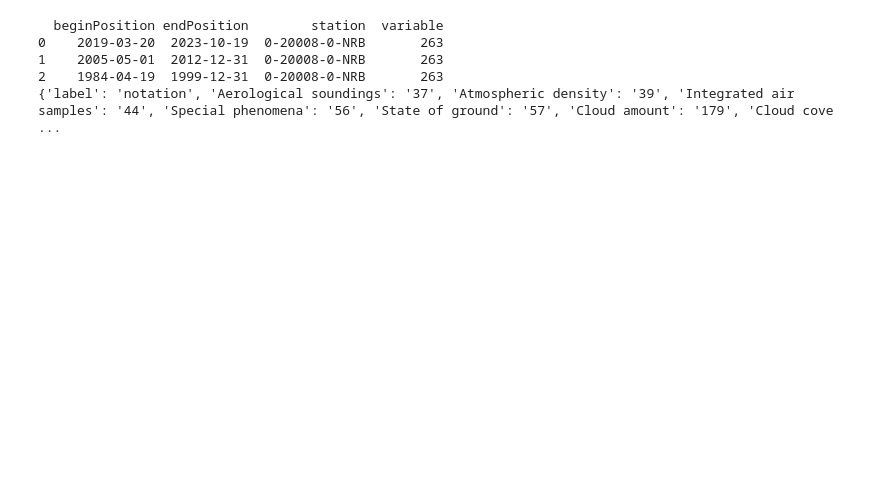
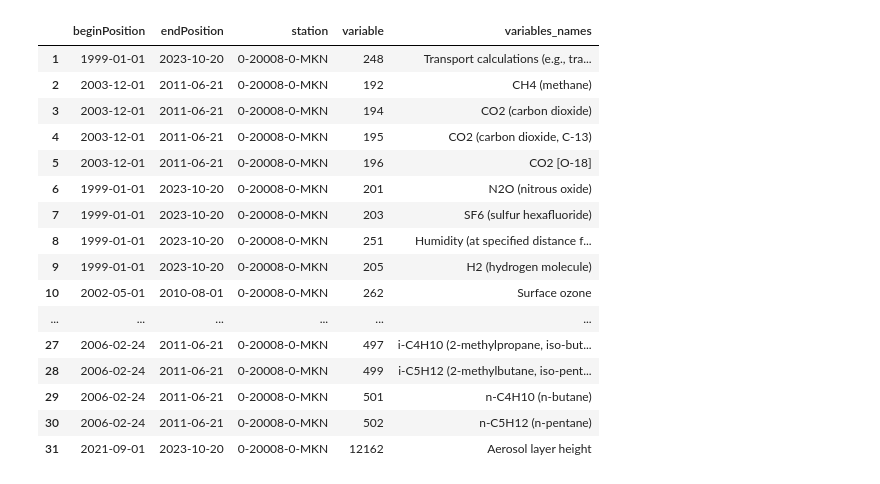
Before and after one commit to joergklausen/oscar-analysis, a Jupyter notebook: Variable analysis.ipynb, the cells around one changed output. Saved outputs shown, nothing was run; the diff lists cells and outputs as text; code cells hidden in the pictures; blank space fills up the shorter version.

```diff
--- a/Variable analysis.ipynb
+++ b/Variable analysis.ipynb
@@ -159,32 +42,0 @@ print(numbers_obs)
-# %%
-### read 20 lines before "observedProperty" line to get "beginPosition" (& "endPosition")
-
-n = 2816
-all_dates = []
-
-for n in numbers_obs:
-    start = "beginPosition"
-    end = "endPosition"
-    line_numbers = range(n-20,n)
-
-    f=open('/home/sdanioth/Documents/git/OSCAR_analysis/Files/File_'+id+'.txt')
-    lines=f.readlines()
-    positions = []
-
-    for n in line_numbers:
-        if start in lines[n]:
-            # positions.append(lines[n])
-            beginning = re.findall(r'\d{4}-\d{2}-\d{2}',lines[n])
-            pd.to_datetime(beginning, format='%Y-%m-%d')
-            positions.append(beginning[0])
-        elif end in lines[n]:
-            ending = re.findall(r'\d{4}-\d{2}-\d{2}',lines[n])
-            if ending:
-                pd.to_datetime(ending, format='%Y-%m-%d')
-                positions.append(ending[0])
-            else:
-                positions.append(pd.Timestamp.today().strftime("%Y-%m-%d"))
-
-    all_dates.append(positions)
-
-print(all_dates)
@@ -203,0 +43,8 @@ print(df)
+# %%
+df = pd.DataFrame(np.nan, index=[0],columns=["beginPosition", "endPosition", "station", "variable"])
+# df = pd.DataFrame()
+print("1: ", df)
+
+new_row = {"beginPosition":1,"endPosition":2,"station":"NRB","variable":43}
+df.loc[len(df)] = new_row
+print("2: ", df)
@@ -204,25 +159,39 @@ print(df)
 # %%
 # combine 3 dictionaries (Atmosphere, Ocean & Terrestrial)
 
 with open(os.getcwd()+'/WMDR_dictionaries/'+"ObservedVariableAtmosphere_WMDR"+'_dictionary.json') as f:
     dictionary = json.loads(f.read())
 
 
 with open(os.getcwd()+'/WMDR_dictionaries/'+"ObservedVariableOcean_WMDR"+'_dictionary.json') as f:
     dictionary_Ocean = json.loads(f.read())
 
 dictionary.update(dictionary_Ocean)
 
 with open(os.getcwd()+'/WMDR_dictionaries/'+"ObservedVariableTerrestrial_WMDR"+'_dictionary.json') as f:
     dictionary_Terrestrial = json.loads(f.read())
 
 dictionary.update(dictionary_Terrestrial)
+
+variables = df_station["variable"]
+
+df_station["variables_names"] = [(list(dictionary.keys())[list(dictionary.values()).index(str(vari))]) for vari in variables]
+df_station
+# %% [output]
+|  | beginPosition | endPosition | station | variable | variables_names |
+| 1 | 1999-01-01 | 2023-10-20 | 0-20008-0-MKN | 248 | Transport calculations (e.g., tra... |
+| 2 | 2003-12-01 | 2011-06-21 | 0-20008-0-MKN | 192 | CH4 (methane) |
+| 3 | 2003-12-01 | 2011-06-21 | 0-20008-0-MKN | 194 | CO2 (carbon dioxide) |
+| 4 | 2003-12-01 | 2011-06-21 | 0-20008-0-MKN | 195 | CO2 (carbon dioxide, C-13) |
+| 5 | 2003-12-01 | 2011-06-21 | 0-20008-0-MKN | 196 | CO2 [O-18] |
+| 6 | 1999-01-01 | 2023-10-20 | 0-20008-0-MKN | 201 | N2O (nitrous oxide) |
+| 7 | 1999-01-01 | 2023-10-20 | 0-20008-0-MKN | 203 | SF6 (sulfur hexafluoride) |
+| 8 | 1999-01-01 | 2023-10-20 | 0-20008-0-MKN | 251 | Humidity (at specified distance f... |
+| 9 | 1999-01-01 | 2023-10-20 | 0-20008-0-MKN | 205 | H2 (hydrogen molecule) |
+| 10 | 2002-05-01 | 2010-08-01 | 0-20008-0-MKN | 262 | Surface ozone |
+| ... | ... | ... | ... | ... | ... |
+| 27 | 2006-02-24 | 2011-06-21 | 0-20008-0-MKN | 497 | i-C4H10 (2-methylpropane, iso-but... |
+| 28 | 2006-02-24 | 2011-06-21 | 0-20008-0-MKN | 499 | i-C5H12 (2-methylbutane, iso-pent... |
+| 29 | 2006-02-24 | 2011-06-21 | 0-20008-0-MKN | 501 | n-C4H10 (n-butane) |
+| 30 | 2006-02-24 | 2011-06-21 | 0-20008-0-MKN | 502 | n-C5H12 (n-pentane) |
+| 31 | 2021-09-01 | 2023-10-20 | 0-20008-0-MKN | 12162 | Aerosol layer height |
-# %%
-print(df)
-print(dictionary)
-# %% [output]
-  beginPosition endPosition        station  variable
-0    2019-03-20  2023-10-19  0-20008-0-NRB       263
-1    2005-05-01  2012-12-31  0-20008-0-NRB       263
-2    1984-04-19  1999-12-31  0-20008-0-NRB       263
-{'label': 'notation', 'Aerological soundings': '37', 'Atmospheric density': '39', 'Integrated air samples': '44', 'Special phenomena': '56', 'State of ground': '57', 'Cloud amount': '179', 'Cloud cove ...
```
Also changed, not shown: parts of 16 cells of this notebook, 6 other files.
